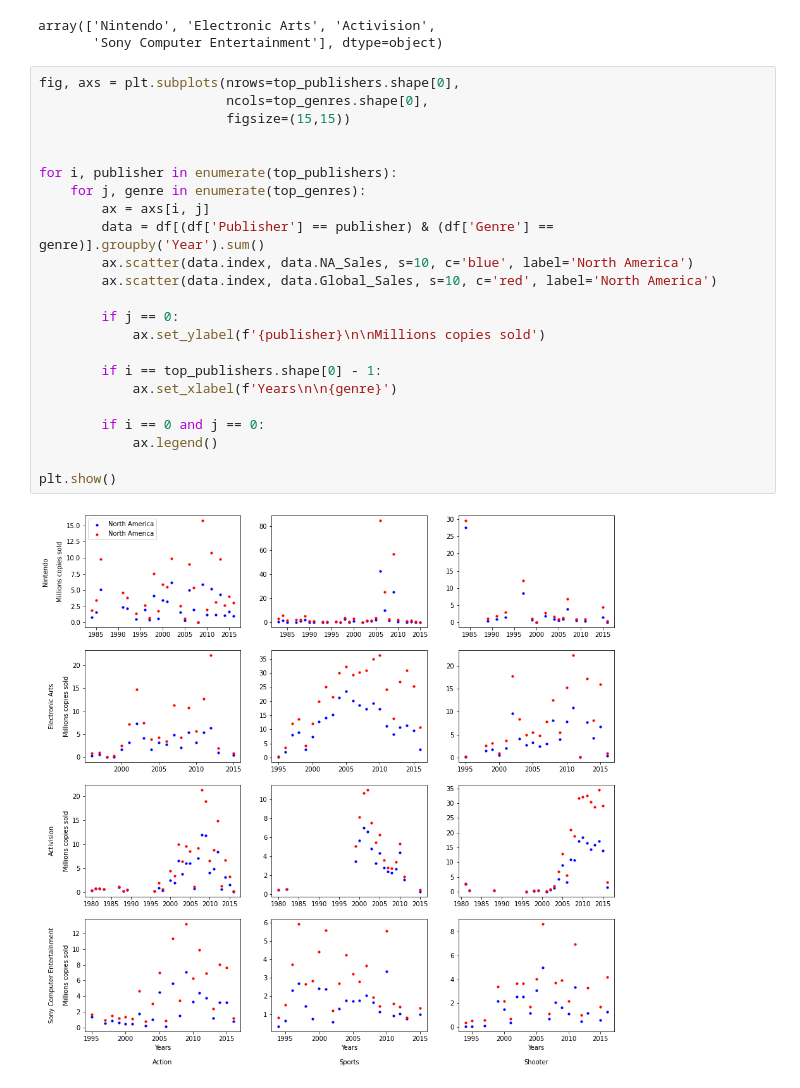
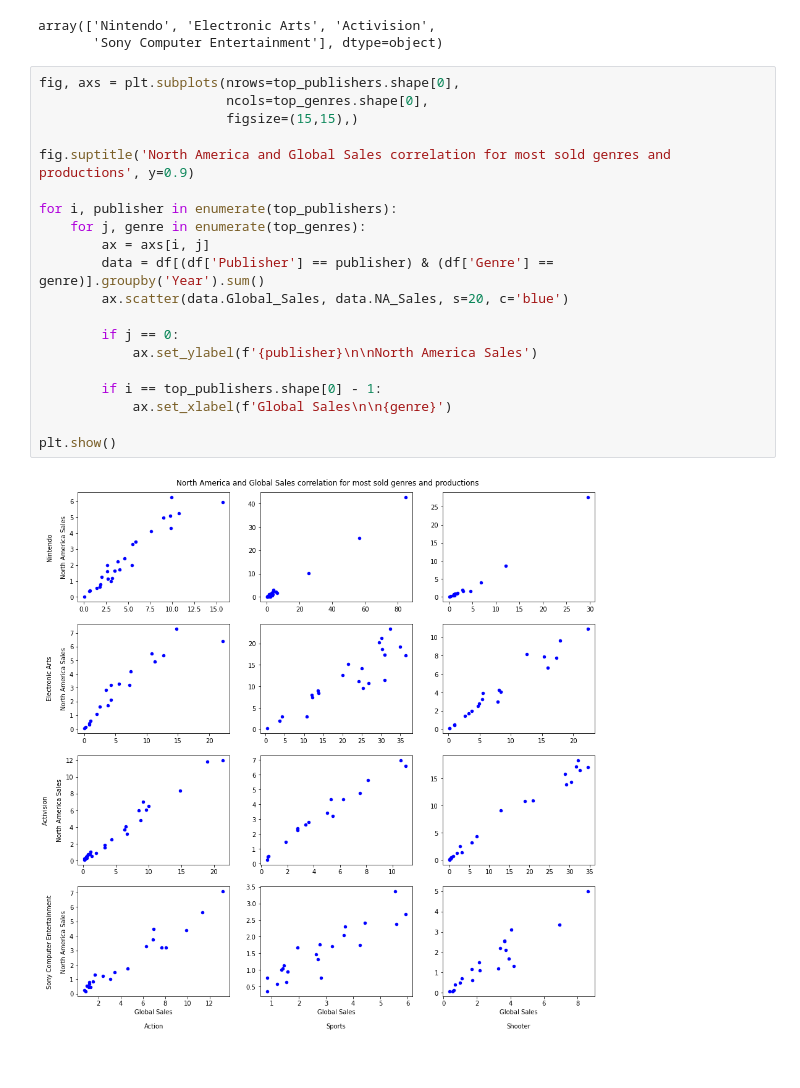
Before and after one commit to daniyar-kbv/Skillbox-DataScience, a Jupyter notebook: Course3_Analytics1/Module6_Visualizations2/matplotlib_2_ДЗ.ipynb, the cells around one changed output. Drawn from its saved outputs; the diff is of its cells as text.

```diff
--- a/Course3_Analytics1/Module6_Visualizations2/matplotlib_2_ДЗ.ipynb
+++ b/Course3_Analytics1/Module6_Visualizations2/matplotlib_2_ДЗ.ipynb
@@ -321,25 +321,22 @@ array(['Nintendo', 'Electronic Arts', 'Activision',
 # %%
 fig, axs = plt.subplots(nrows=top_publishers.shape[0],
                         ncols=top_genres.shape[0],
-                        figsize=(15,15))
+                        figsize=(15,15),)
 
+fig.suptitle('North America and Global Sales correlation for most sold genres and productions', y=0.9)
 
 for i, publisher in enumerate(top_publishers):
     for j, genre in enumerate(top_genres):
         ax = axs[i, j]
         data = df[(df['Publisher'] == publisher) & (df['Genre'] == genre)].groupby('Year').sum()
-        ax.scatter(data.index, data.NA_Sales, s=10, c='blue', label='North America')
-        ax.scatter(data.index, data.Global_Sales, s=10, c='red', label='North America')
+        ax.scatter(data.Global_Sales, data.NA_Sales, s=20, c='blue')
 
         if j == 0:
-            ax.set_ylabel(f'{publisher}\n\nMillions copies sold')
+            ax.set_ylabel(f'{publisher}\n\nNorth America Sales')
 
         if i == top_publishers.shape[0] - 1:
-            ax.set_xlabel(f'Years\n\n{genre}')
-
-        if i == 0 and j == 0:
-            ax.legend()
+            ax.set_xlabel(f'Global Sales\n\n{genre}')
 
 plt.show()
 # %% [output]
-[figure, old version]
+[figure, new version]
```
